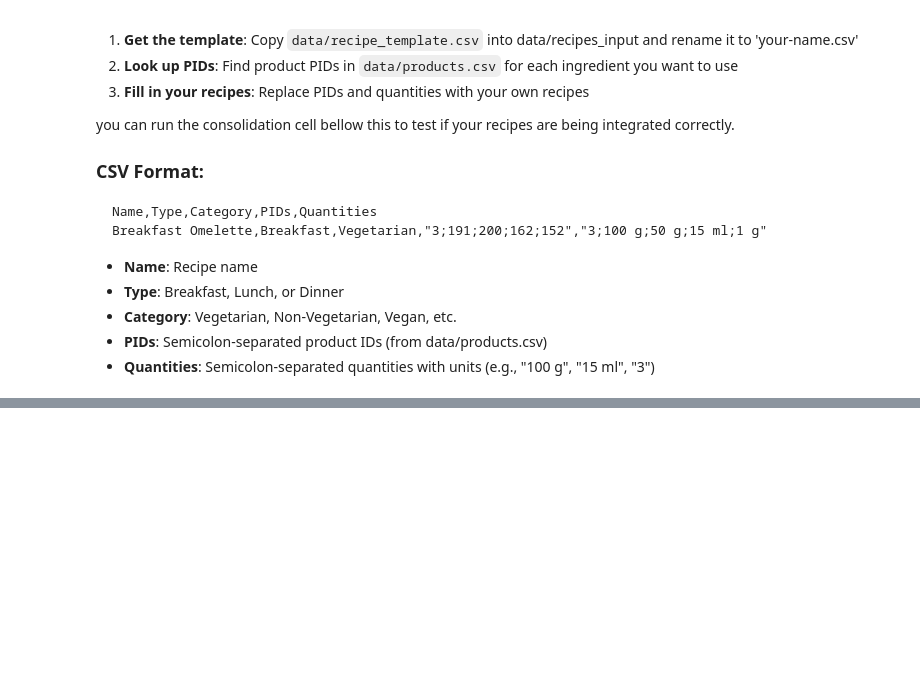
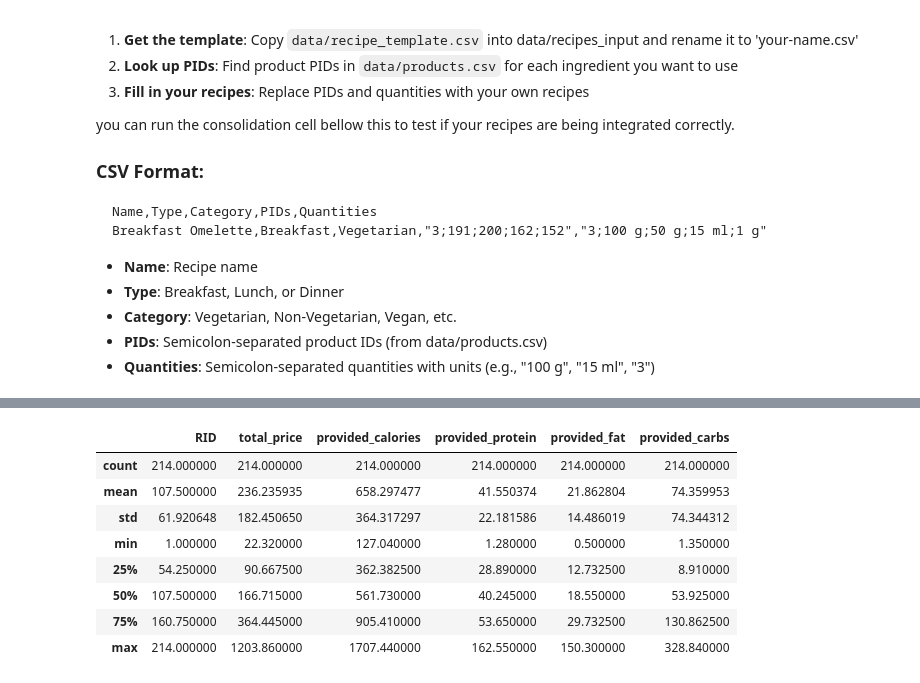
Before and after one commit to Abdelouahab-aourar/Nutri-Mlih, a Jupyter notebook: main.ipynb, the cells around one changed output, grey strips where cells are left out. Saved outputs shown, nothing was run; the diff lists cells and outputs as text; code cells hidden in the pictures; blank space fills up the shorter version.

```diff
--- a/main.ipynb
+++ b/main.ipynb
@@ -498,0 +518,12 @@ CONSOLIDATED RECIPES
+# %%
+recipes_df.describe()
+# %% [output]
+|  | RID | total_price | provided_calories | provided_protein | provided_fat | provided_carbs |
+| count | 214.000000 | 214.000000 | 214.000000 | 214.000000 | 214.000000 | 214.000000 |
+| mean | 107.500000 | 236.235935 | 658.297477 | 41.550374 | 21.862804 | 74.359953 |
+| std | 61.920648 | 182.450650 | 364.317297 | 22.181586 | 14.486019 | 74.344312 |
+| min | 1.000000 | 22.320000 | 127.040000 | 1.280000 | 0.500000 | 1.350000 |
+| 25% | 54.250000 | 90.667500 | 362.382500 | 28.890000 | 12.732500 | 8.910000 |
+| 50% | 107.500000 | 166.715000 | 561.730000 | 40.245000 | 18.550000 | 53.925000 |
+| 75% | 160.750000 | 364.445000 | 905.410000 | 53.650000 | 29.732500 | 130.862500 |
+| max | 214.000000 | 1203.860000 | 1707.440000 | 162.550000 | 150.300000 | 328.840000 |
```
Also changed, not shown: parts of 3 cells of this notebook, 5 other files.
